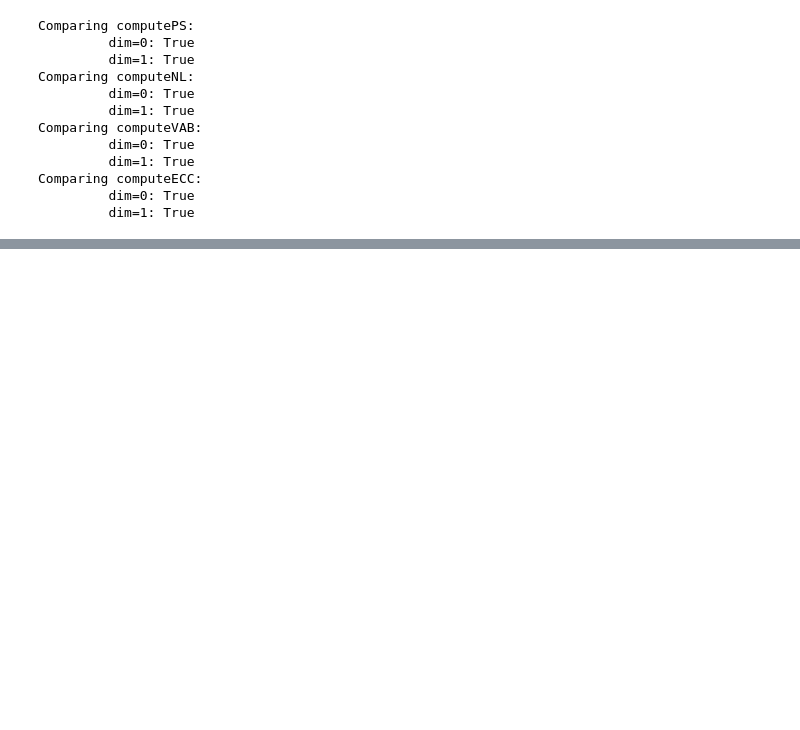
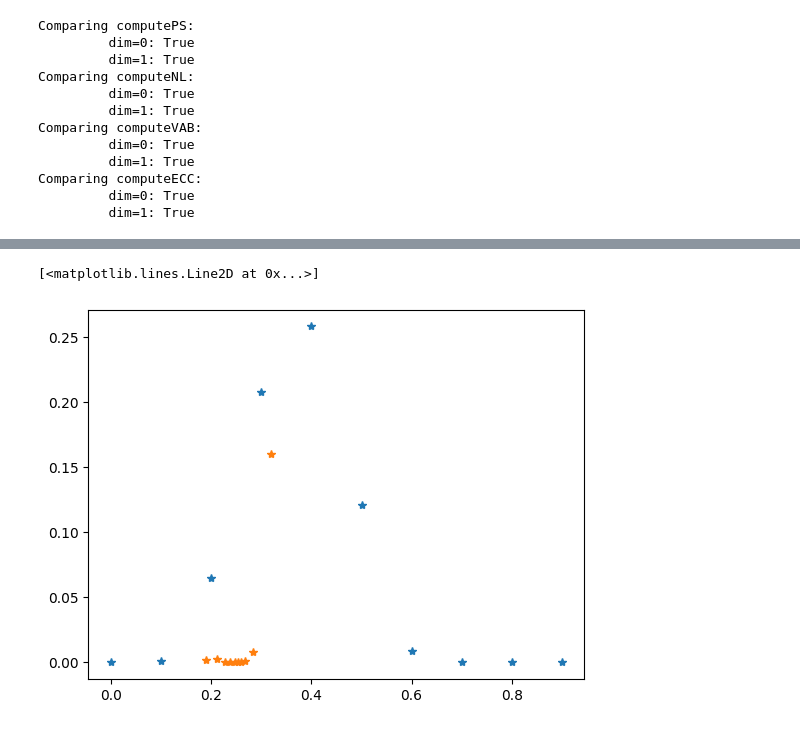
Before and after one commit to ALuchinsky/vpb_python, a Jupyter notebook: python/testClass.ipynb, the cells around one changed output, grey strips where cells are left out. Saved outputs shown, nothing was run; the diff lists cells and outputs as text; code cells hidden in the pictures; blank space fills up the shorter version.

Commit message:
quantiles for scale

```diff
--- a/python/testClass.ipynb
+++ b/python/testClass.ipynb
@@ -68,0 +56,11 @@ Comparing computeECC:
+# %%
+x1 = TD.computePS(quantiles = False)
+s1 = (TD.scale[:1] + TD.scale[:-1])/2
+plt.plot(s1, x1, "*", label = "no Q")
+
+x2 = TD.computePS(quantiles = True)
+s2 = (TD.scale[:1] + TD.scale[:-1])/2
+plt.plot(s2, x2, "*", label = "Q")
+# %% [output]
+[<matplotlib.lines.Line2D at 0x...>]
+[figure, added]
```
Also changed, not shown: parts of 4 cells of this notebook, 1 other file.
